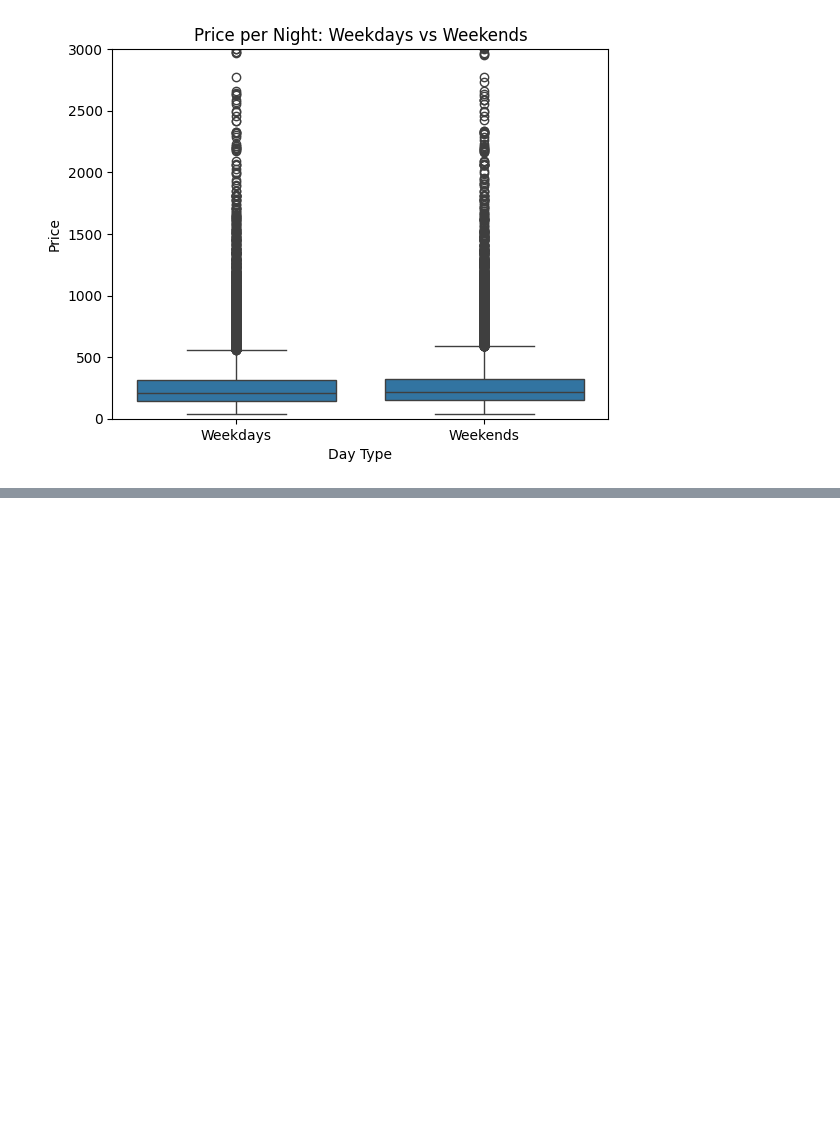
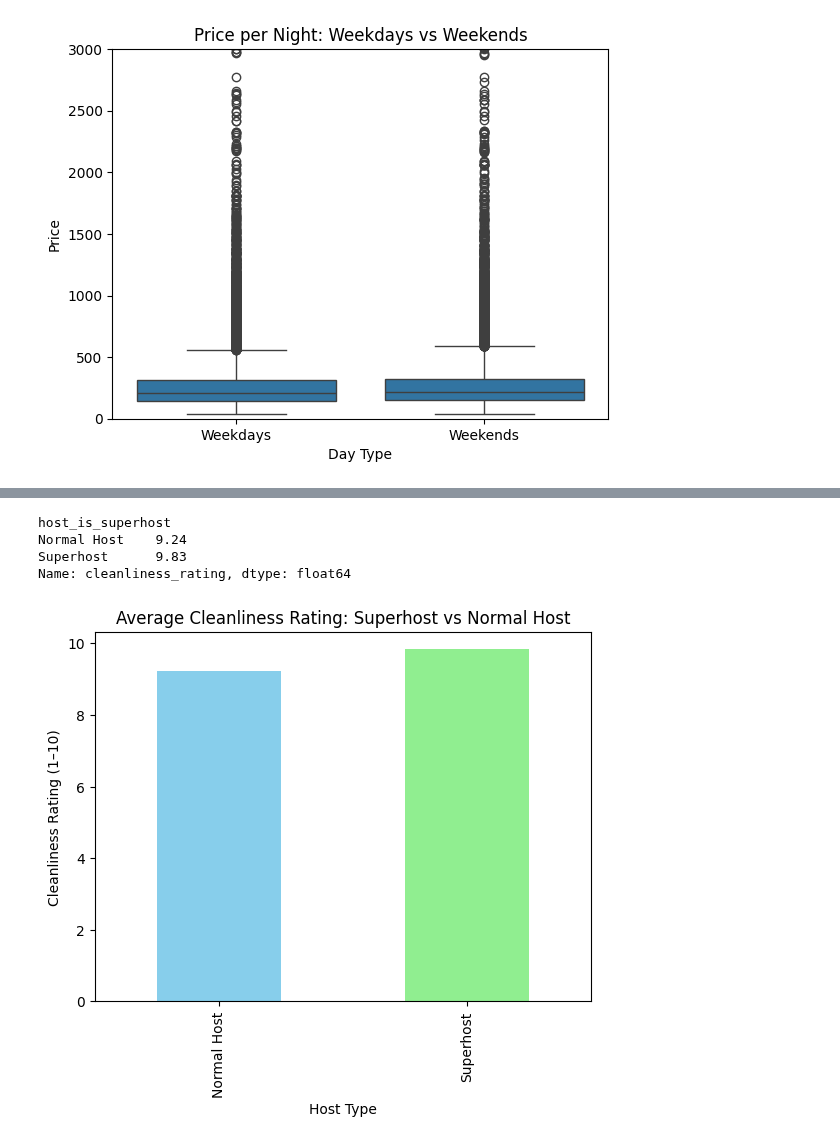
Before and after one commit to StefanFSmid/ASDA_2025_Group_3_Porfolio, a Jupyter notebook: notebooks/week_04_group_3_notebook.ipynb, the cells around one changed output, grey strips where cells are left out. Saved outputs shown, nothing was run; the diff lists cells and outputs as text; code cells hidden in the pictures; blank space fills up the shorter version.

```diff
--- a/notebooks/week_04_group_3_notebook.ipynb
+++ b/notebooks/week_04_group_3_notebook.ipynb
@@ -883,5 +892,22 @@ higher prices, though Normal Hosts exhibit more extreme high-price outliers.
 # %%
 #Q.12 Are superhosts cleaner than normal hosts?
+avg_clean = merged_airbnbdf.groupby('host_is_superhost')['cleanliness_rating'].mean().round(2)
+avg_clean = avg_clean.rename(index={True: 'Superhost', False: 'Normal Host'})
+
+print(avg_clean)
+
+# Bar graph
+avg_clean.plot(kind='bar', color=['skyblue', 'lightgreen'])
+plt.title("Average Cleanliness Rating: Superhost vs Normal Host")
+plt.ylabel("Cleanliness Rating (1–10)")
+plt.xlabel("Host Type")
+plt.show()
+# %% [output]
+host_is_superhost
+Normal Host    9.24
+Superhost      9.83
+Name: cleanliness_rating, dtype: float64
+[figure, added]
 # %%
 #Q.13 Is there a pattern between room types and superhost status?
 # %%
```
Also changed, not shown: parts of 4 cells of this notebook, 3 other files.
